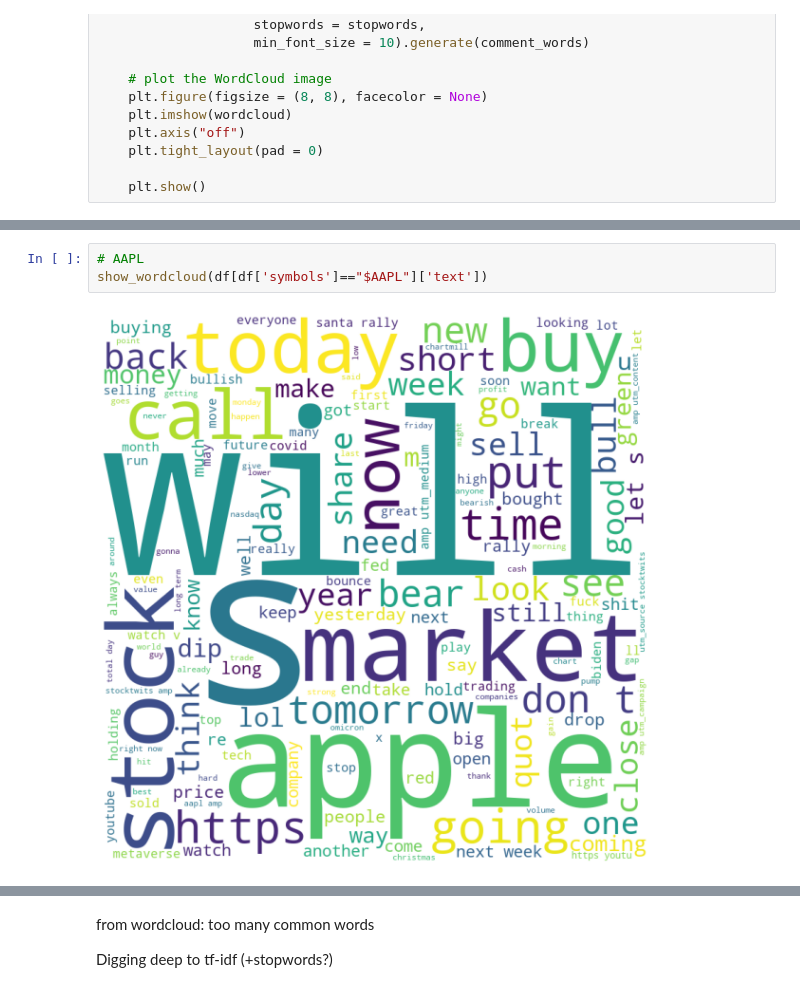
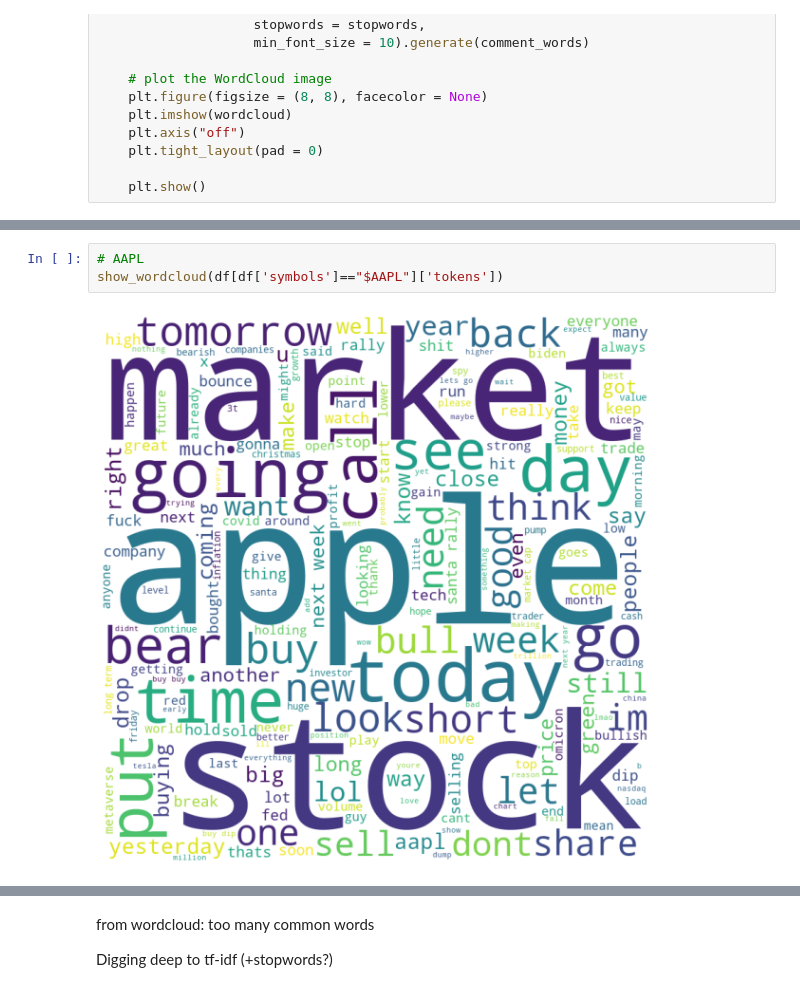
Before and after one commit to samuellau0802/HKUST-x-J.P.-Morgan-Fintech-Mentorship-Program, a Jupyter notebook: data_exploration/stocktwits_explore.ipynb, the cells around one changed output, grey strips where cells are left out. Drawn from its saved outputs; the diff is of its cells as text.

```diff
--- a/data_exploration/stocktwits_explore.ipynb
+++ b/data_exploration/stocktwits_explore.ipynb
@@ -111,7 +111,7 @@ show_wordcloud(df[df['symbols']=="$MSFT"]['text'])
 # %%
 # AAPL
-show_wordcloud(df[df['symbols']=="$AAPL"]['text'])
+show_wordcloud(df[df['symbols']=="$AAPL"]['tokens'])
 # %% [output]
-[figure, old version]
+[figure, new version]
 # %%
 # AAPL
```
Also changed, not shown: parts of 30 cells of this notebook, 10 other files.
